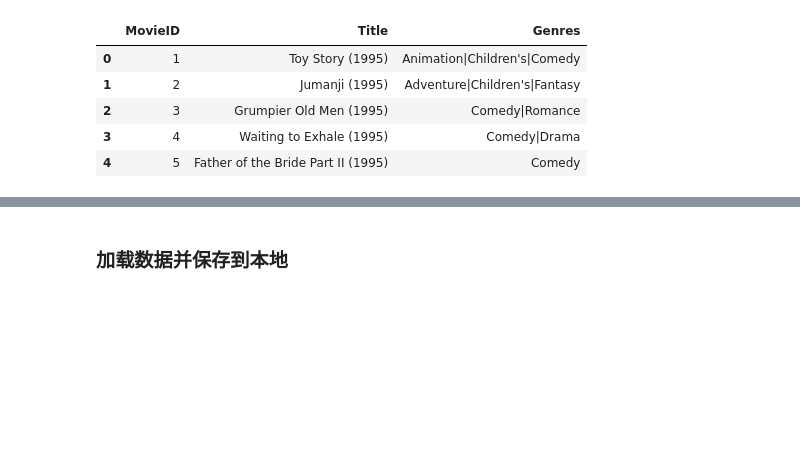
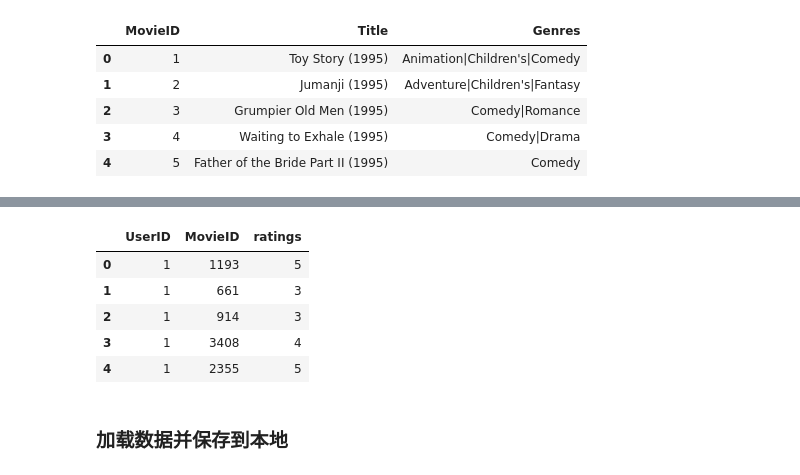
Before and after one commit to shijian007/ML_learn, a Jupyter notebook: Recommendation/movie_recommender-master/movie_recommender-study.ipynb, the cells around one changed output, grey strips where cells are left out. Saved outputs shown, nothing was run; the diff lists cells and outputs as text; code cells hidden in the pictures; blank space fills up the shorter version.

```diff
--- a/Recommendation/movie_recommender-master/movie_recommender-study.ipynb
+++ b/Recommendation/movie_recommender-master/movie_recommender-study.ipynb
@@ -312,3 +341,15 @@ movies.head()
+# %%
+#rating data
+ratings.drop('timestamps', 1, inplace = True)
+
+ratings.head()
+# %% [output]
+|  | UserID | MovieID | ratings |
+| 0 | 1 | 1193 | 5 |
+| 1 | 1 | 661 | 3 |
+| 2 | 1 | 914 | 3 |
+| 3 | 1 | 3408 | 4 |
+| 4 | 1 | 2355 | 5 |
 # %%
 def load_data():
     """
```
Also changed, not shown: parts of 4 cells of this notebook, 1 other file.
